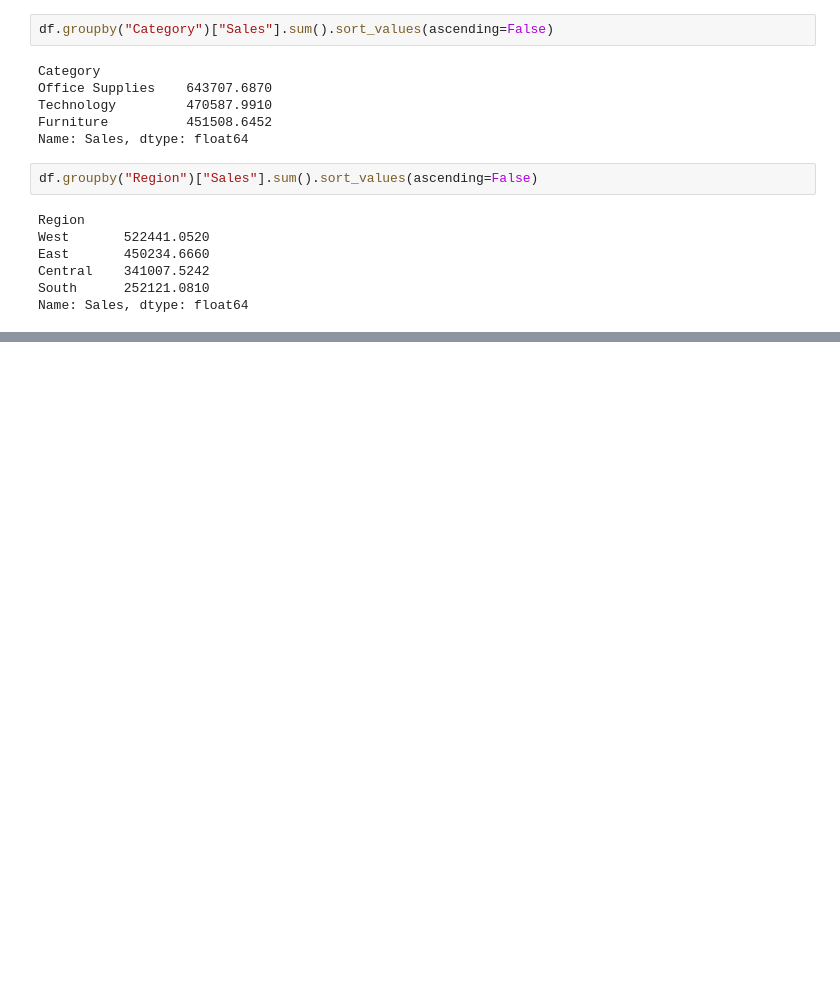
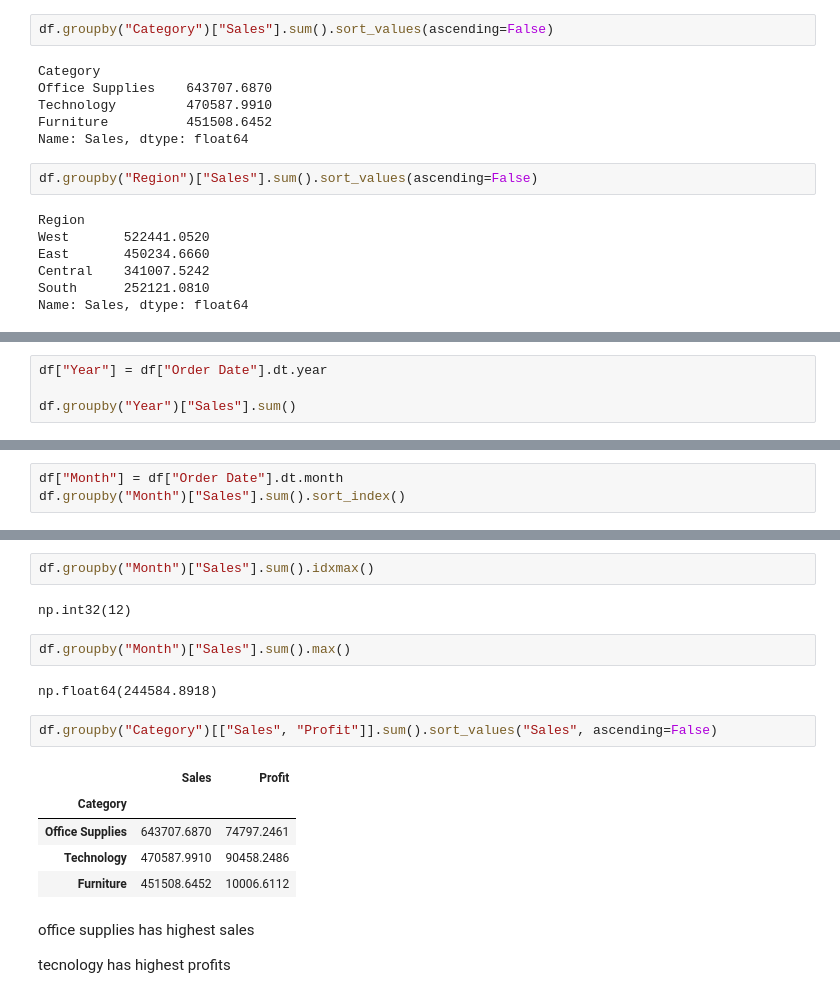
Before and after one commit to CodeByOmi/DataScienceRoadmap, a Jupyter notebook: PROJECTS/01_RETAIL_SALES_ANALYSIS/NOTEBOOKS/retail_sales_analysis.ipynb, the cells around one changed output, grey strips where cells are left out. Saved outputs shown, nothing was run; the diff lists cells and outputs as text; blank space fills up the shorter version.

```diff
--- a/PROJECTS/01_RETAIL_SALES_ANALYSIS/NOTEBOOKS/retail_sales_analysis.ipynb
+++ b/PROJECTS/01_RETAIL_SALES_ANALYSIS/NOTEBOOKS/retail_sales_analysis.ipynb
@@ -334,0 +365,4 @@ NameError: name 'df' is not defined
+# %%
+df["Year"] = df["Order Date"].dt.year
+
+df.groupby("Year")["Sales"].sum()
@@ -334,0 +374,3 @@ NameError: name 'df' is not defined
+# %%
+df["Month"] = df["Order Date"].dt.month
+df.groupby("Month")["Sales"].sum().sort_index()
@@ -334,0 +392,20 @@ NameError: name 'df' is not defined
+# %%
+df.groupby("Month")["Sales"].sum().idxmax()
+# %% [output]
+np.int32(12)
+# %%
+df.groupby("Month")["Sales"].sum().max()
+# %% [output]
+np.float64(244584.8918)
+# %%
+df.groupby("Category")[["Sales", "Profit"]].sum().sort_values("Sales", ascending=False)
+# %% [output]
+|  | Sales | Profit |
+| Category |  |  |
+| Office Supplies | 643707.6870 | 74797.2461 |
+| Technology | 470587.9910 | 90458.2486 |
+| Furniture | 451508.6452 | 10006.6112 |
+# %% [markdown]
+office supplies has highest sales
+
+tecnology has highest profits
```
Also changed, not shown: parts of 8 cells of this notebook.
